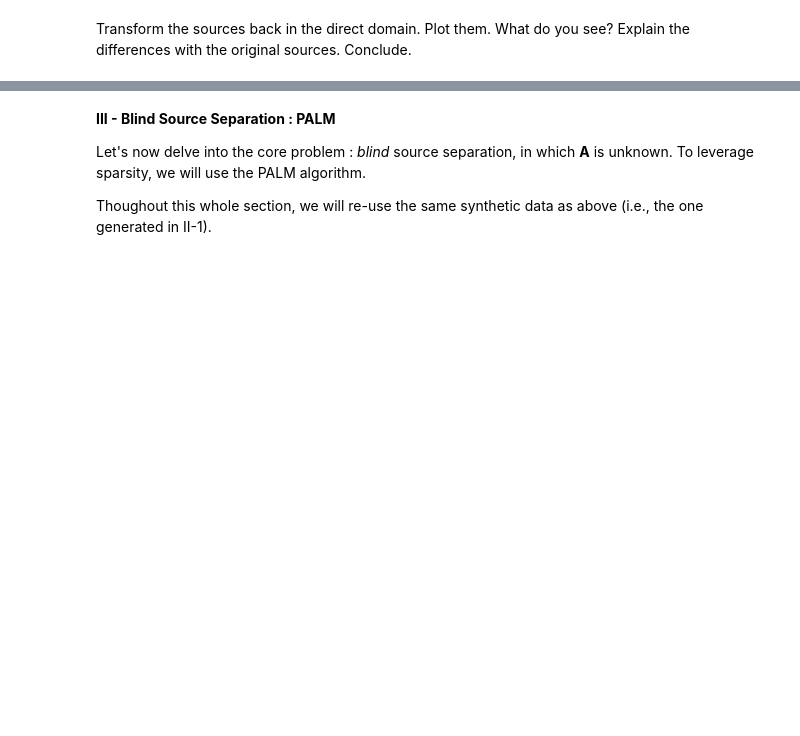
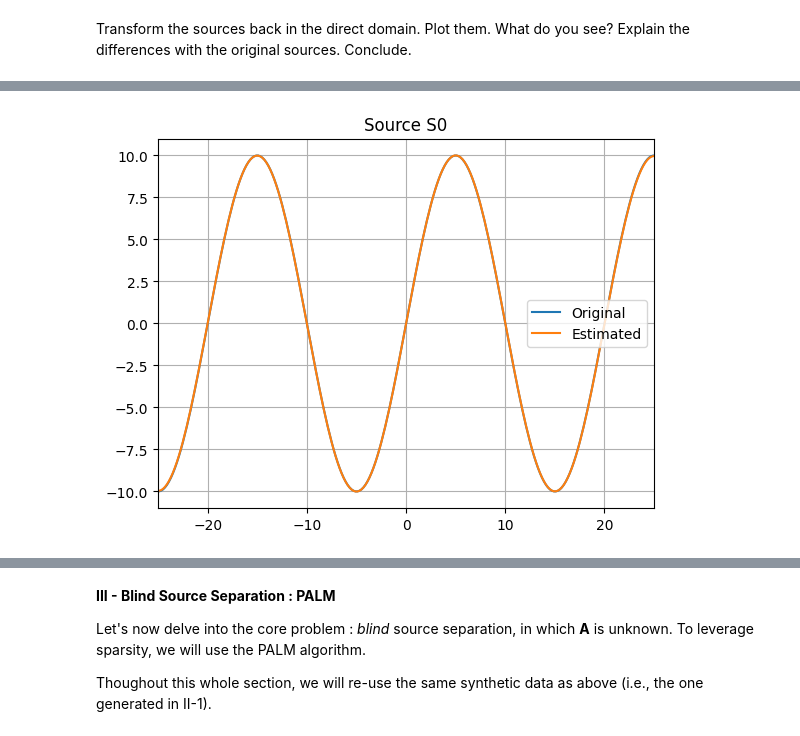
Before and after one commit to V-kr0pt/Image-Processing, a Jupyter notebook: IMA207 - Remote sensing_industrial applications/TPs/TP3/TP1_IMA207_sans_correction_2023.ipynb, the cells around one changed output, grey strips where cells are left out. Drawn from its saved outputs; the diff is of its cells as text; code cells hidden in the pictures; blank space fills up the shorter version.

```diff
--- a/IMA207 - Remote sensing_industrial applications/TPs/TP3/TP1_IMA207_sans_correction_2023.ipynb
+++ b/IMA207 - Remote sensing_industrial applications/TPs/TP3/TP1_IMA207_sans_correction_2023.ipynb
@@ -284,0 +302,10 @@ plt.ti
+# %%
+plt.figure()
+plt.title('Source S0')
+plt.plot(x_abs, S[0,:], label = 'Original')
+plt.plot(x_abs, S_est[0,:], label = 'Estimated')
+plt.xlim([-25,25])
+plt.legend()
+plt.grid()
+# %% [output]
+[figure, added]
```
Also changed, not shown: parts of 14 cells of this notebook, 1 other file.
